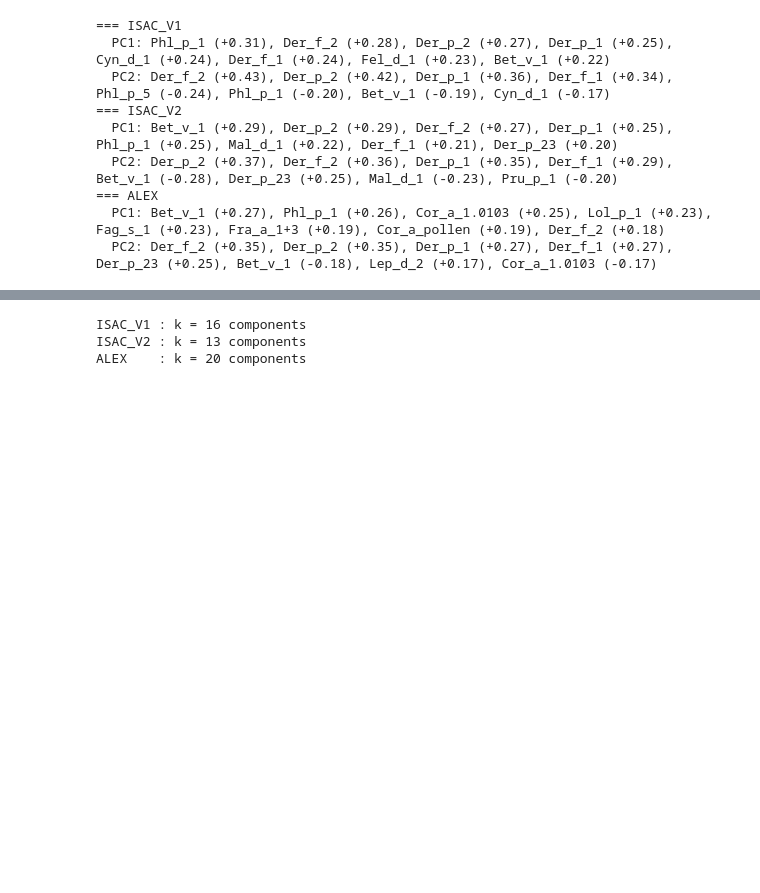
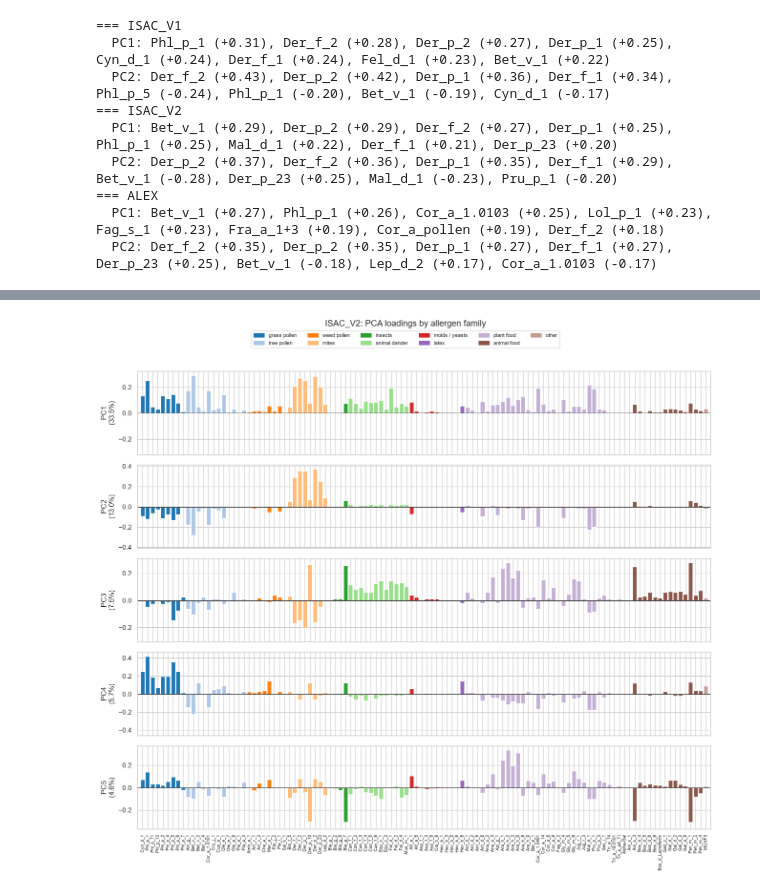
Before and after one commit to lucastabary/Allergen-Chip-Challenge, a Jupyter notebook: notebooks/02_lt_pca_by_chip.ipynb, the cells around one changed output, grey strips where cells are left out. Saved outputs shown, nothing was run; the diff lists cells and outputs as text; code cells hidden in the pictures; blank space fills up the shorter version.

```diff
--- a/notebooks/02_lt_pca_by_chip.ipynb
+++ b/notebooks/02_lt_pca_by_chip.ipynb
@@ -144,16 +164,5 @@ On marque comme suspects les patients au-delà du **99ᵉ percentile** de leur p
 # %%
-VARIANCE_LEVEL = 0.8
-
-residuals = {}
-for chip in CHIPS:
-    k = n_components_for(pcas[chip], VARIANCE_LEVEL)
-    pca_k = PCA(n_components=k).fit(X[chip])
-    X_hat = pca_k.inverse_transform(pca_k.transform(X[chip]))
-    residuals[chip] = pd.Series(((X[chip].values - X_hat) ** 2).sum(axis=1),
-                                index=X[chip].index, name="residual")
-    print(f"{chip:8s}: k = {k:2d} components")
+plot_loadings("ISAC_V2")
 # %% [output]
-ISAC_V1 : k = 16 components
-ISAC_V2 : k = 13 components
-ALEX    : k = 20 components
+[figure, added]
 # %%
```
Also changed, not shown: parts of 20 cells of this notebook, 4 other files.
